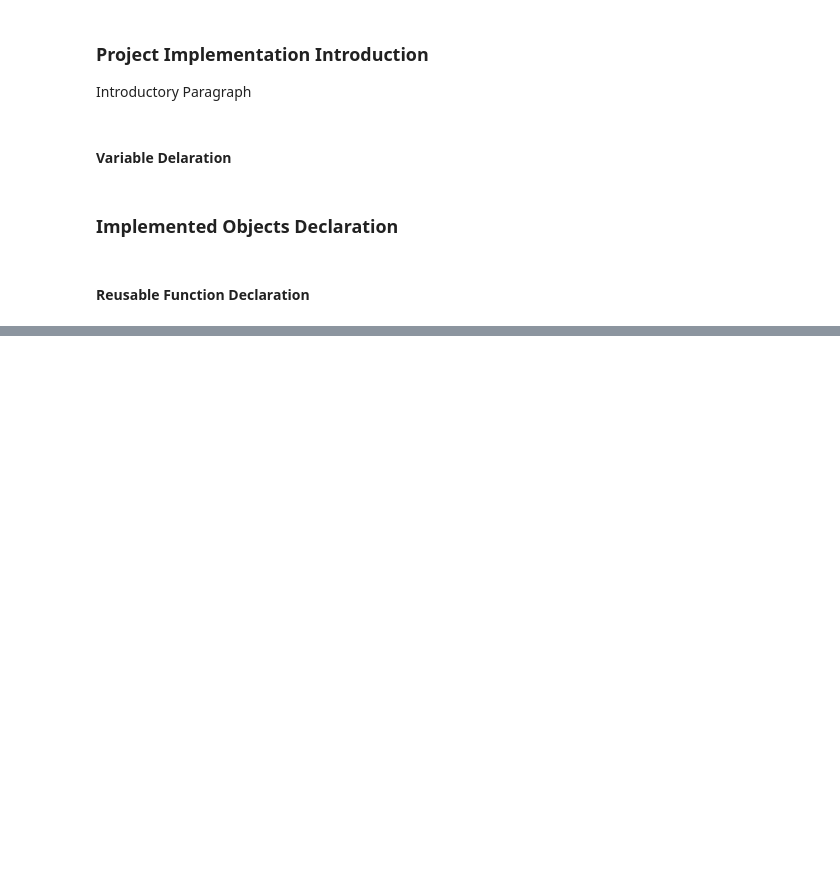
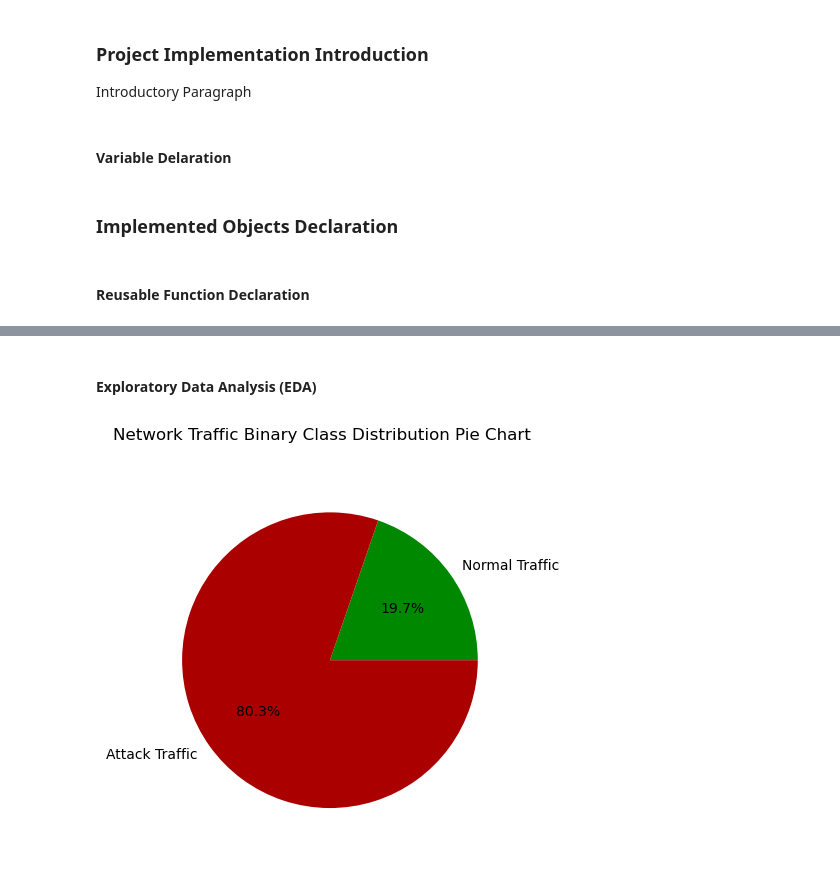
Before and after one commit to Anthony7703/research_project, a Jupyter notebook: ResearchProjectCodeImplemetation.ipynb, the cells around one changed output, grey strips where cells are left out. Saved outputs shown, nothing was run; the diff lists cells and outputs as text; code cells hidden in the pictures; blank space fills up the shorter version.

```diff
--- a/ResearchProjectCodeImplemetation.ipynb
+++ b/ResearchProjectCodeImplemetation.ipynb
@@ -377,0 +380,28 @@ def perform_model_analysis(model, analysis_df_dict, model_name):
+# %%
+dataset_filename = "kddcup.data.corrected"
+dataset_directory_path = "/data/project/"
+kdd_cup_df = None
+
+kdd_cup_column_header =(['duration','protocol_type','service','flag','src_bytes','dst_bytes',
+                         'land','wrong_fragment','urgent','hot','num_failed_logins','logged_in',
+                         'num_compromised','root_shell','su_attempted','num_root','num_file_creations',
+                         'num_shells','num_access_files','num_outbound_cmds','is_host_login','is_guest_login',
+                         'count','srv_count','serror_rate','srv_serror_rate','rerror_rate','srv_rerror_rate',
+                         'same_srv_rate','diff_srv_rate','srv_diff_host_rate','dst_host_count',
+                         'dst_host_srv_count','dst_host_same_srv_rate','dst_host_diff_srv_rate',
+                         'dst_host_same_src_port_rate','dst_host_srv_diff_host_rate','dst_host_serror_rate',
+                         'dst_host_srv_serror_rate','dst_host_rerror_rate','dst_host_srv_rerror_rate',target_variable])
+
+try:
+    # Load dataset into IDE from file
+    kdd_cup_df = pd.read_csv(os.getcwd() + dataset_directory_path + dataset_filename)
+
+    # Attach column header to dataframe
+    kdd_cup_df.columns = kdd_cup_column_header
+
+    kdd_cup_df = kdd_cup_df.sample(n=100000)
+except NameError:
+    print("FATAL ERROR:  Dataset records could not be read into the IDE.")
+    print("Error Response")
+    print(NameError)
+    exit()
@@ -377,0 +473,15 @@ def perform_model_analysis(model, analysis_df_dict, model_name):
+# %%
+kdd_cup_df[target_variable] = kdd_cup_df[target_variable].apply(lambda x: remove_punctuation_from_value(x))
+# %% [markdown]
+#### Exploratory Data Analysis (EDA)
+# %%
+eda_df = kdd_cup_df
+
+eda_df[target_variable] = eda_df[target_variable].apply(lambda x: 0 if x.lower()=="normal" else 1)
+# %%
+labels = ['Normal Traffic', 'Attack Traffic']
+colors = {1: "#AA0000", 0: '#008800'}
+
+show_pie_chart_target_variable(eda_df, labels, colors, 'Network Traffic Binary Class Distribution Pie Chart')
+# %% [output]
+[figure, added]
```
Also changed, not shown: parts of 25 cells of this notebook.
